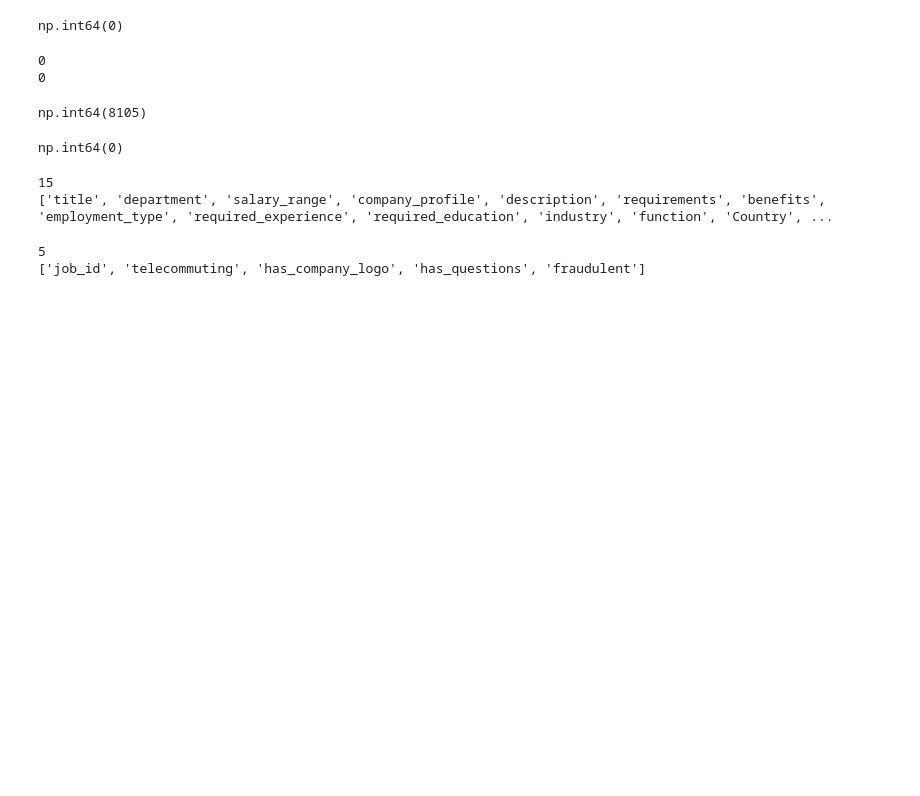
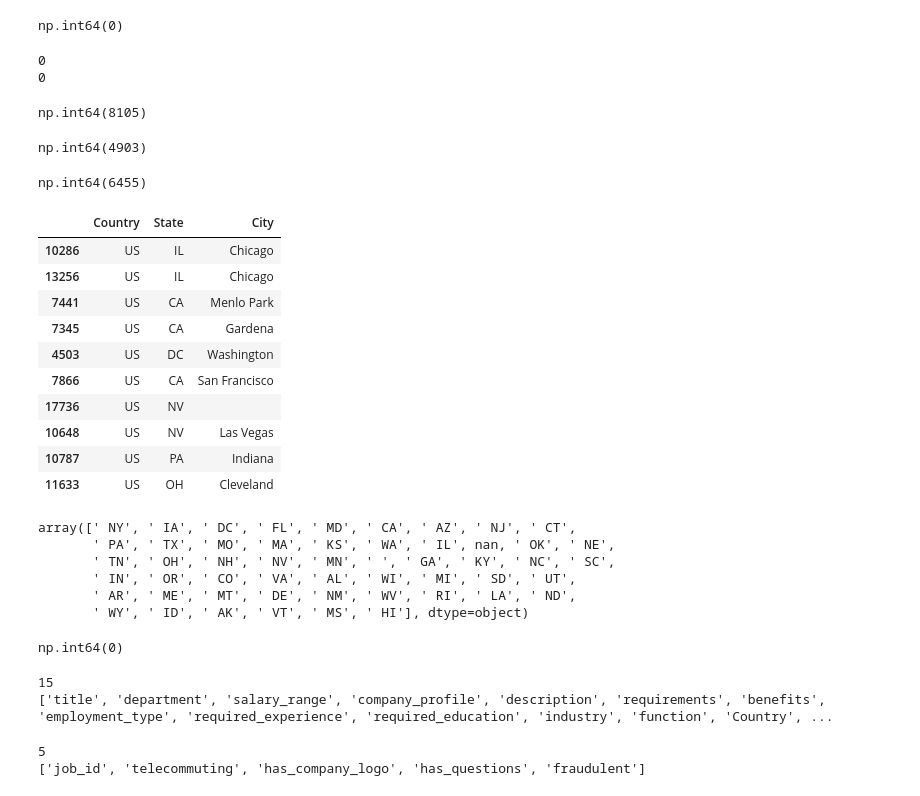
Before and after one commit to akxiit/Job-Scam-Detection, a Jupyter notebook: notebook/EDA.ipynb, the cells around one changed output. Cells and saved outputs as stored; diff of their text form; code cells hidden in the pictures; blank space fills up the shorter version.

```diff
--- a/notebook/EDA.ipynb
+++ b/notebook/EDA.ipynb
@@ -193,6 +193,46 @@ print(df['required_experience'].isna().sum())
 df['required_education'].isna().sum()
 # %% [output]
 np.int64(8105)
+# %%
+df['required_education'].fillna('No education', inplace=True)
+# %%
+df['industry'].isna().sum()
+# %% [output]
+np.int64(4903)
+# %%
+df['industry'][df['industry'].isna()] = df['industry'].dropna().sample(df['industry'].isna().sum()).values
+# %%
+df['function'].isna().sum()
+# %% [output]
+np.int64(6455)
+# %%
+df['function'].unique()
+df['function'].fillna('No function', inplace=True)
+# %%
+location = df[['Country', 'State' , 'City']].copy()
+# %%
+location[location['Country'] == 'US'].sample(10)
+# %% [output]
+|  | Country | State | City |
+| 10286 | US | IL | Chicago |
+| 13256 | US | IL | Chicago |
+| 7441 | US | CA | Menlo Park |
+| 7345 | US | CA | Gardena |
+| 4503 | US | DC | Washington |
+| 7866 | US | CA | San Francisco |
+| 17736 | US | NV |  |
+| 10648 | US | NV | Las Vegas |
+| 10787 | US | PA | Indiana |
+| 11633 | US | OH | Cleveland |
+# %%
+location['State'][location['Country'] == 'US'].unique()
+# %% [output]
+array([' NY', ' IA', ' DC', ' FL', ' MD', ' CA', ' AZ', ' NJ', ' CT',
+       ' PA', ' TX', ' MO', ' MA', ' KS', ' WA', ' IL', nan, ' OK', ' NE',
+       ' TN', ' OH', ' NH', ' NV', ' MN', ' ', ' GA', ' KY', ' NC', ' SC',
+       ' IN', ' OR', ' CO', ' VA', ' AL', ' WI', ' MI', ' SD', ' UT',
+       ' AR', ' ME', ' MT', ' DE', ' NM', ' WV', ' RI', ' LA', ' ND',
+       ' WY', ' ID', ' AK', ' VT', ' MS', ' HI'], dtype=object)
 # %%
 df.duplicated().sum()
 # %% [output]
```
